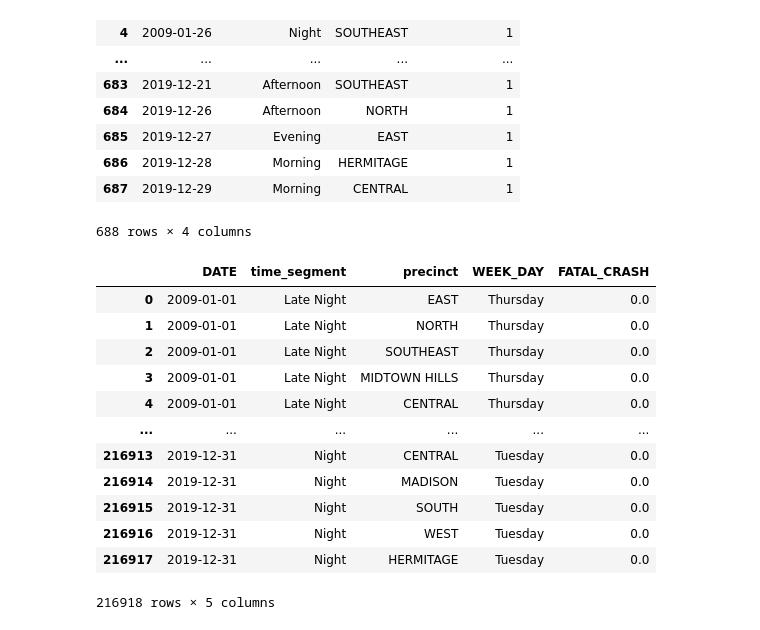
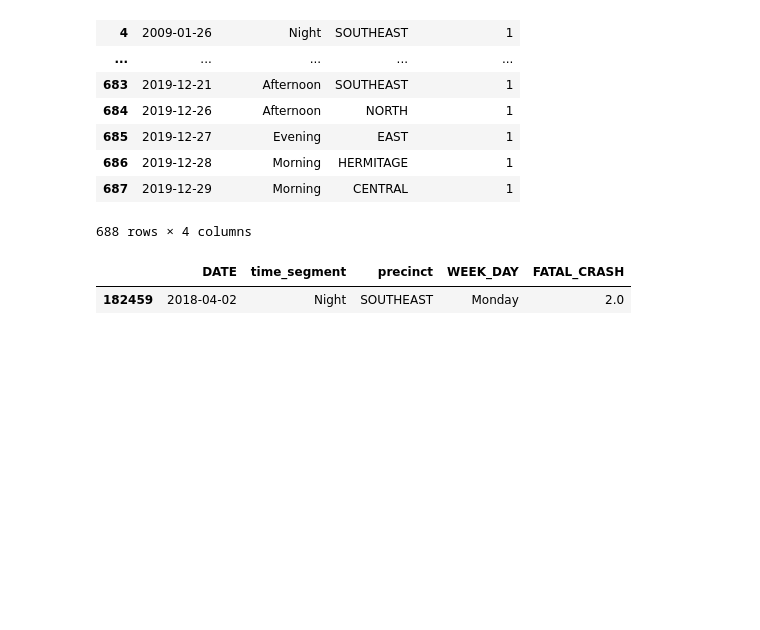
Before and after one commit to utexas-SDS-357/sds357-project-sp26-revolutionaries, a Jupyter notebook: rachel_work/rachel_midterm _work.ipynb, the cells around one changed output. Drawn from its saved outputs; the diff is of its cells as text; code cells hidden in the pictures; blank space fills up the shorter version.

Commit message:
initial model results logistic regression crash data

```diff
--- a/rachel_work/rachel_midterm _work.ipynb
+++ b/rachel_work/rachel_midterm _work.ipynb
@@ -235,17 +219,6 @@ inflated_df = pd.merge(master_grid, crash_counts, on=['DATE', 'time_segment', 'p
 inflated_df['FATAL_CRASH'] = inflated_df['FATAL_CRASH'].fillna(0)
 # %%
-inflated_df
+inflated_df[inflated_df['FATAL_CRASH']>1]
 # %% [output]
 |  | DATE | time_segment | precinct | WEEK_DAY | FATAL_CRASH |
-| 0 | 2009-01-01 | Late Night | EAST | Thursday | 0.0 |
-| 1 | 2009-01-01 | Late Night | NORTH | Thursday | 0.0 |
-| 2 | 2009-01-01 | Late Night | SOUTHEAST | Thursday | 0.0 |
-| 3 | 2009-01-01 | Late Night | MIDTOWN HILLS | Thursday | 0.0 |
-| 4 | 2009-01-01 | Late Night | CENTRAL | Thursday | 0.0 |
-| ... | ... | ... | ... | ... | ... |
-| 216913 | 2019-12-31 | Night | CENTRAL | Tuesday | 0.0 |
-| 216914 | 2019-12-31 | Night | MADISON | Tuesday | 0.0 |
-| 216915 | 2019-12-31 | Night | SOUTH | Tuesday | 0.0 |
-| 216916 | 2019-12-31 | Night | WEST | Tuesday | 0.0 |
-| 216917 | 2019-12-31 | Night | HERMITAGE | Tuesday | 0.0 |
+| 182459 | 2018-04-02 | Night | SOUTHEAST | Monday | 2.0 |
-216918 rows × 5 columns
```
Also changed, not shown: parts of 20 cells of this notebook.
